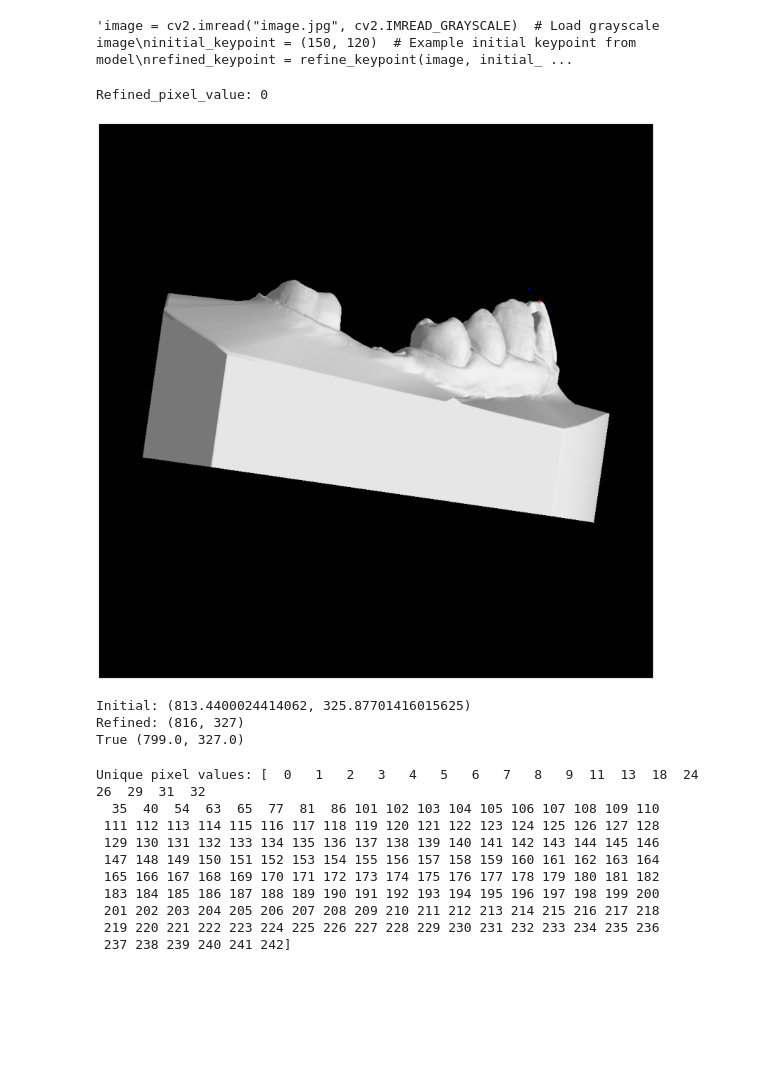
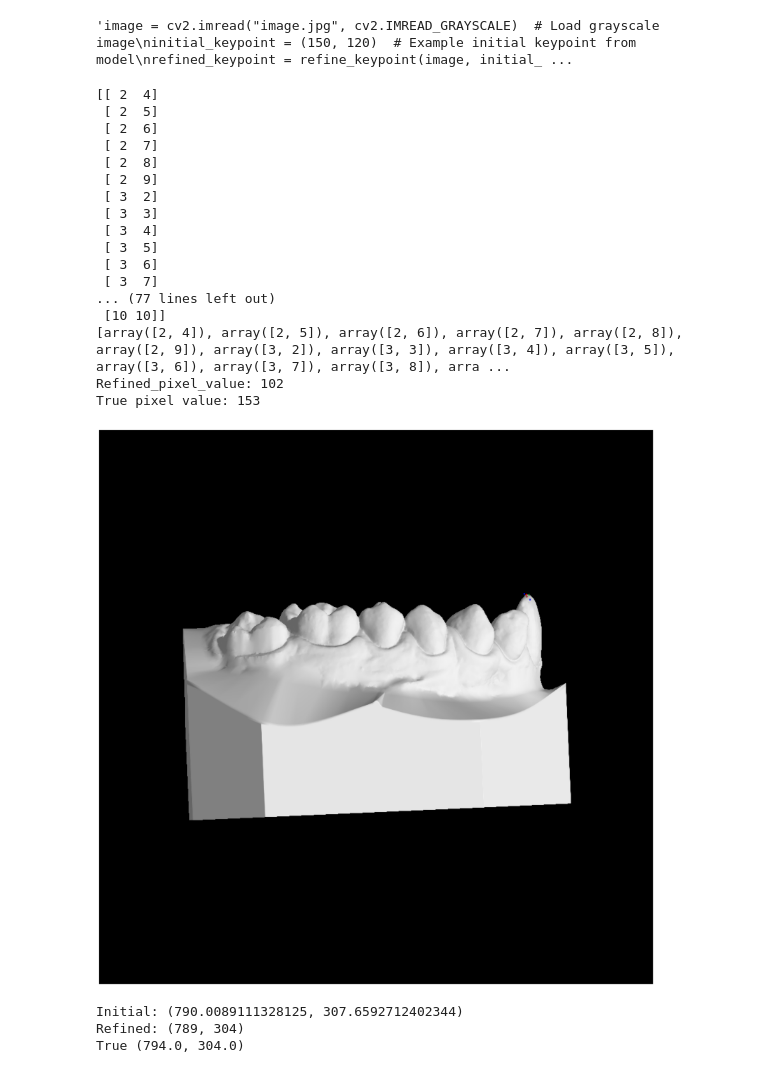
Before and after one commit to casperbak1/Dataprojekt, a Jupyter notebook: Kode/Google Colab/Kode/Pixel_Search_2.ipynb, the cells around one changed output. Drawn from its saved outputs; the diff is of its cells as text; code cells hidden in the pictures; blank space fills up the shorter version.

```diff
--- a/Kode/Google Colab/Kode/Pixel_Search_2.ipynb
+++ b/Kode/Google Colab/Kode/Pixel_Search_2.ipynb
@@ -33,11 +33,13 @@ def refine_keypoint(image, keypoint, x_true, y_true, x_guess, y_guess, window_si
 
     # Find non-black pixels
     non_black_pixels = np.argwhere(search_region > 0)  # Get (y, x) positions of non-black pixels
+    print(non_black_pixels)
     if len(non_black_pixels) == 0:
         return keypoint  # No valid pixels, return original keypoint
 
     # Sort pixels by height (smallest y first) and brightness (highest value)
-    sorted_pixels = sorted(non_black_pixels, key=lambda p: (p[0], -search_region[p[0], p[1]]))
+    sorted_pixels = sorted(non_black_pixels, key=lambda p: (p[0]))
+    print(sorted_pixels)
 
     # Choose the highest (smallest y) and brightest pixel
     highest_pixel = sorted_pixels[0]
@@ -45,8 +47,8 @@ def refine_keypoint(image, keypoint, x_true, y_true, x_guess, y_guess, window_si
     refined_x = x_min + refined_x_local
     refined_y = y_min + refined_y_local
 
-    print("Refined_pixel_value:", image[refined_x,refined_y])
-    #print("True pixel value:", image[x_true, y_true])
+    print("Refined_pixel_value:", image[int(refined_y),int(refined_x)])
+    print("True pixel value:", image[int(y_true), int(x_true)])
 
 
     # Load an image
@@ -80,31 +82,34 @@ print("Refined:", refined_keypoint)'''
 import pandas
 df = pandas.read_csv("/Users/casperbakolesen/Desktop/Github/Dataprojekt/Kode/SDU Cloud/final_results_with_distance.csv")
 # %%
-image1 = cv2.imread(f"/Users/casperbakolesen/Desktop/Github/Dataprojekt/Data/Clean Data/Overbite Data/Annotated Verification Data/{df["Filename"][0]}.png", cv2.IMREAD_GRAYSCALE)
-keypoint1 = df["X_Model"][0], df["Y_Model"][0]
-true_keypoint1 = df["X_True"][0], df["Y_True"][0]
+image1 = cv2.imread(f"/Users/casperbakolesen/Desktop/Github/Dataprojekt/Data/Clean Data/Overbite Data/Annotated Verification Data/{df["Filename"][25]}.png", cv2.IMREAD_GRAYSCALE)
+keypoint1 = df["X_Model"][25], df["Y_Model"][25]
+true_keypoint1 = df["X_True"][25], df["Y_True"][25]
 guess_x, guess_y = keypoint1
 true_x, true_y = true_keypoint1
-refined_keypoint1 = refine_keypoint(image1, keypoint1, true_x, true_y, guess_x, guess_y, window_size=40)
+refined_keypoint1 = refine_keypoint(image1, keypoint1, true_x, true_y, guess_x, guess_y, window_size=10)
 print("Initial:", keypoint1)
 print("Refined:", refined_keypoint1)
 print("True", true_keypoint1)
 # %% [output]
-Refined_pixel_value: 0
+[[ 2  4]
+ [ 2  5]
+ [ 2  6]
+ [ 2  7]
+ [ 2  8]
+ [ 2  9]
+ [ 3  2]
+ [ 3  3]
+ [ 3  4]
+ [ 3  5]
+ [ 3  6]
+ [ 3  7]
+... (77 lines left out)
+ [10 10]]
+[array([2, 4]), array([2, 5]), array([2, 6]), array([2, 7]), array([2, 8]), array([2, 9]), array([3, 2]), array([3, 3]), array([3, 4]), array([3, 5]), array([3, 6]), array([3, 7]), array([3, 8]), arra ...
+Refined_pixel_value: 102
+True pixel value: 153
-[figure, old version]
+[figure, new version]
-Initial: (813.4400024414062, 325.87701416015625)
-Refined: (816, 327)
-True (799.0, 327.0)
+Initial: (790.0089111328125, 307.6592712402344)
+Refined: (789, 304)
+True (794.0, 304.0)
-# %%
-print("Unique pixel values:", np.unique(image1))
-# %% [output]
-Unique pixel values: [  0   1   2   3   4   5   6   7   8   9  11  13  18  24  26  29  31  32
-  35  40  54  63  65  77  81  86 101 102 103 104 105 106 107 108 109 110
- 111 112 113 114 115 116 117 118 119 120 121 122 123 124 125 126 127 128
- 129 130 131 132 133 134 135 136 137 138 139 140 141 142 143 144 145 146
- 147 148 149 150 151 152 153 154 155 156 157 158 159 160 161 162 163 164
- 165 166 167 168 169 170 171 172 173 174 175 176 177 178 179 180 181 182
- 183 184 185 186 187 188 189 190 191 192 193 194 195 196 197 198 199 200
- 201 202 203 204 205 206 207 208 209 210 211 212 213 214 215 216 217 218
- 219 220 221 222 223 224 225 226 227 228 229 230 231 232 233 234 235 236
- 237 238 239 240 241 242]
```
Also changed, not shown: parts of 2 cells of this notebook.
